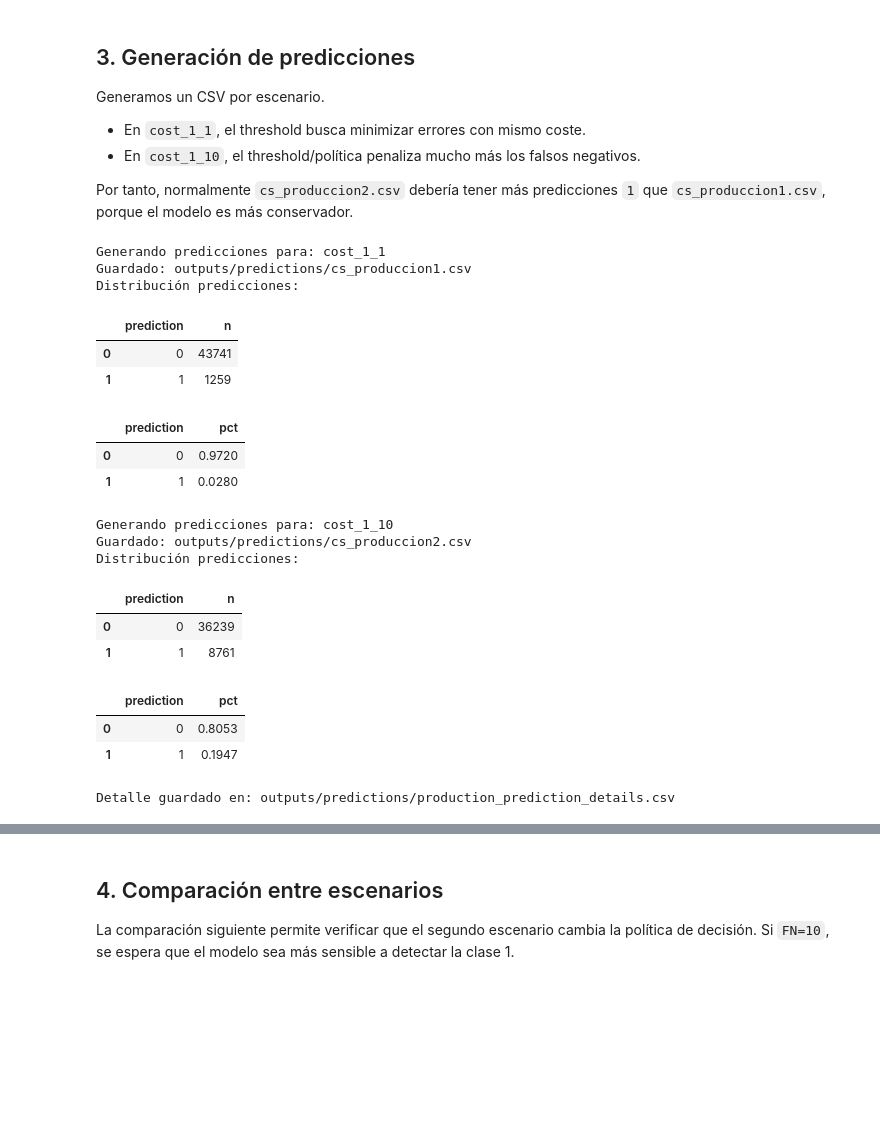
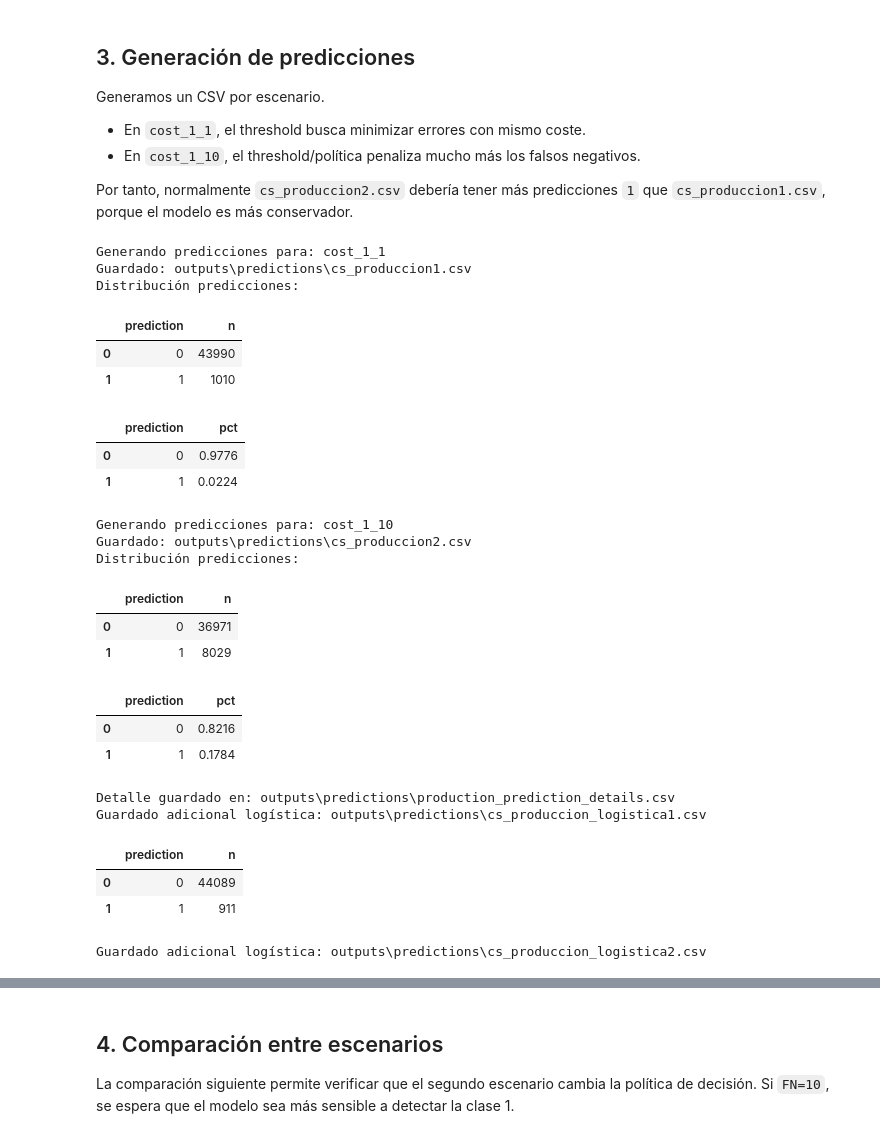
Before and after one commit to mirdbg/Credit_XAI, a Jupyter notebook: 04_Generacion_Predicciones.ipynb, the cells around one changed output, grey strips where cells are left out. Saved outputs shown, nothing was run; the diff lists cells and outputs as text; code cells hidden in the pictures; blank space fills up the shorter version.

```diff
--- a/04_Generacion_Predicciones.ipynb
+++ b/04_Generacion_Predicciones.ipynb
@@ -239,13 +240,20 @@ def predict_model_score(model, model_family: str, X_scaled_array: np.ndarray, ba
 
 def predict_for_scenario(scenario: str) -> Tuple[np.ndarray, np.ndarray, dict]:
     selected = model_metadata["selected_models"][scenario]
-    model_path = MODELS_DIR / selected["model_file"]
-    model, checkpoint = load_torch_model(model_path)
-
     X_prod = prod_df[FEATURES].astype(float)
     X_prod_scaled = scaler.transform(X_prod)
 
-    score = predict_model_score(model, selected["model_family"], X_prod_scaled)
+    model_family = selected["model_family"]
+    if model_family == "LogisticRegression":
+        model = joblib.load(MODELS_DIR / selected["model_file"])
+        score = model.predict_proba(X_prod_scaled)[:, 1]
+    elif model_family == "MajorityClass":
+        score = np.full(len(X_prod_scaled), float(selected["majority_class"]))
+    else:
+        model_path = MODELS_DIR / selected["model_file"]
+        model, _checkpoint = load_torch_model(model_path)
+        score = predict_model_score(model, model_family, X_prod_scaled)
+
     pred = (score >= selected["threshold"]).astype(int)
     return score, pred, selected
 # %% [markdown]
@@ -269,46 +277,89 @@ for scenario, params in model_metadata["scenarios"].items():
     output[TARGET] = pred.astype(int)
 
     output_file = PRED_DIR / params["output_file"]
     output.to_csv(output_file, index=False)
 
     # Fichero de auditoría con detalle.
     detail = pd.DataFrame({
         "row_id": np.arange(len(pred)),
         "scenario": scenario,
         "model_family": selected["model_family"],
         "model_file": selected["model_file"],
         "threshold": selected["threshold"],
         "score_class_1": score,
         "prediction": pred.astype(int),
     })
     prediction_details.append(detail)
 
     print("Guardado:", output_file)
     print("Distribución predicciones:")
     display(output[TARGET].value_counts(normalize=False).rename_axis("prediction").reset_index(name="n"))
     display(output[TARGET].value_counts(normalize=True).rename_axis("prediction").reset_index(name="pct"))
 
 prediction_details_df = pd.concat(prediction_details, ignore_index=True)
 prediction_details_df.to_csv(PRED_DIR / "production_prediction_details.csv", index=False)
 
 print("Detalle guardado en:", PRED_DIR / "production_prediction_details.csv")
+
+# Predicciones adicionales de la regresión logística, aunque no sea ganadora.
+logreg_path = MODELS_DIR / "final_logistic_regression.joblib"
+if not logreg_path.exists():
+    raise FileNotFoundError(f"Falta {logreg_path}. Ejecuta de nuevo el notebook 02.")
+
+logreg_model = joblib.load(logreg_path)
+logreg_thresholds = model_metadata["logreg_thresholds"]
+X_prod_scaled = scaler.transform(prod_df[FEATURES].astype(float))
+logreg_score = logreg_model.predict_proba(X_prod_scaled)[:, 1]
+logreg_output_files = {
+    "cost_1_1": "cs_produccion_logistica1.csv",
+    "cost_1_10": "cs_produccion_logistica2.csv",
+}
+logreg_details = []
+
+for scenario, output_name in logreg_output_files.items():
+    threshold = float(logreg_thresholds[scenario])
+    pred = (logreg_score >= threshold).astype(int)
+    output = original_prod.copy()
+    output[TARGET] = pred
+    output_path = PRED_DIR / output_name
+    output.to_csv(output_path, index=False)
+
+    logreg_details.append(pd.DataFrame({
+        "row_id": np.arange(len(pred)),
+        "scenario": scenario,
+        "model_family": "LogisticRegression",
+        "model_file": logreg_path.name,
+        "threshold": threshold,
+        "score_class_1": logreg_score,
+        "prediction": pred,
+    }))
+    print(f"Guardado adicional logística: {output_path}")
+    display(output[TARGET].value_counts().rename_axis("prediction").reset_index(name="n"))
+
+logreg_details_df = pd.concat(logreg_details, ignore_index=True)
+logreg_details_df.to_csv(PRED_DIR / "production_prediction_details_logistic.csv", index=False)
 # %% [output]
 Generando predicciones para: cost_1_1
-Guardado: outputs/predictions/cs_produccion1.csv
+Guardado: outputs\predictions\cs_produccion1.csv
 Distribución predicciones:
 |  | prediction | n |
-| 0 | 0 | 43741 |
-| 1 | 1 | 1259 |
+| 0 | 0 | 43990 |
+| 1 | 1 | 1010 |
 |  | prediction | pct |
-| 0 | 0 | 0.9720 |
-| 1 | 1 | 0.0280 |
+| 0 | 0 | 0.9776 |
+| 1 | 1 | 0.0224 |
 Generando predicciones para: cost_1_10
-Guardado: outputs/predictions/cs_produccion2.csv
+Guardado: outputs\predictions\cs_produccion2.csv
 Distribución predicciones:
 |  | prediction | n |
-| 0 | 0 | 36239 |
-| 1 | 1 | 8761 |
+| 0 | 0 | 36971 |
+| 1 | 1 | 8029 |
 |  | prediction | pct |
-| 0 | 0 | 0.8053 |
-| 1 | 1 | 0.1947 |
+| 0 | 0 | 0.8216 |
+| 1 | 1 | 0.1784 |
-Detalle guardado en: outputs/predictions/production_prediction_details.csv
+Detalle guardado en: outputs\predictions\production_prediction_details.csv
+Guardado adicional logística: outputs\predictions\cs_produccion_logistica1.csv
+|  | prediction | n |
+| 0 | 0 | 44089 |
+| 1 | 1 | 911 |
+Guardado adicional logística: outputs\predictions\cs_produccion_logistica2.csv
```
Also changed, not shown: parts of 7 cells of this notebook, 49 other files.
